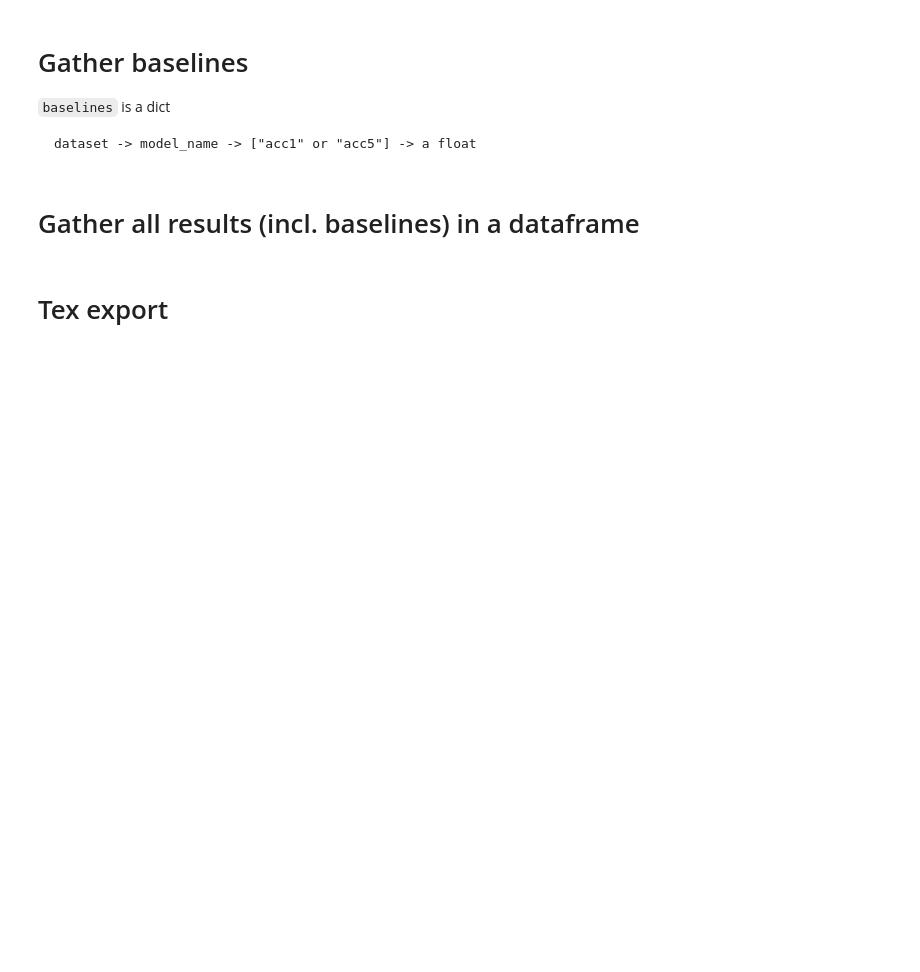
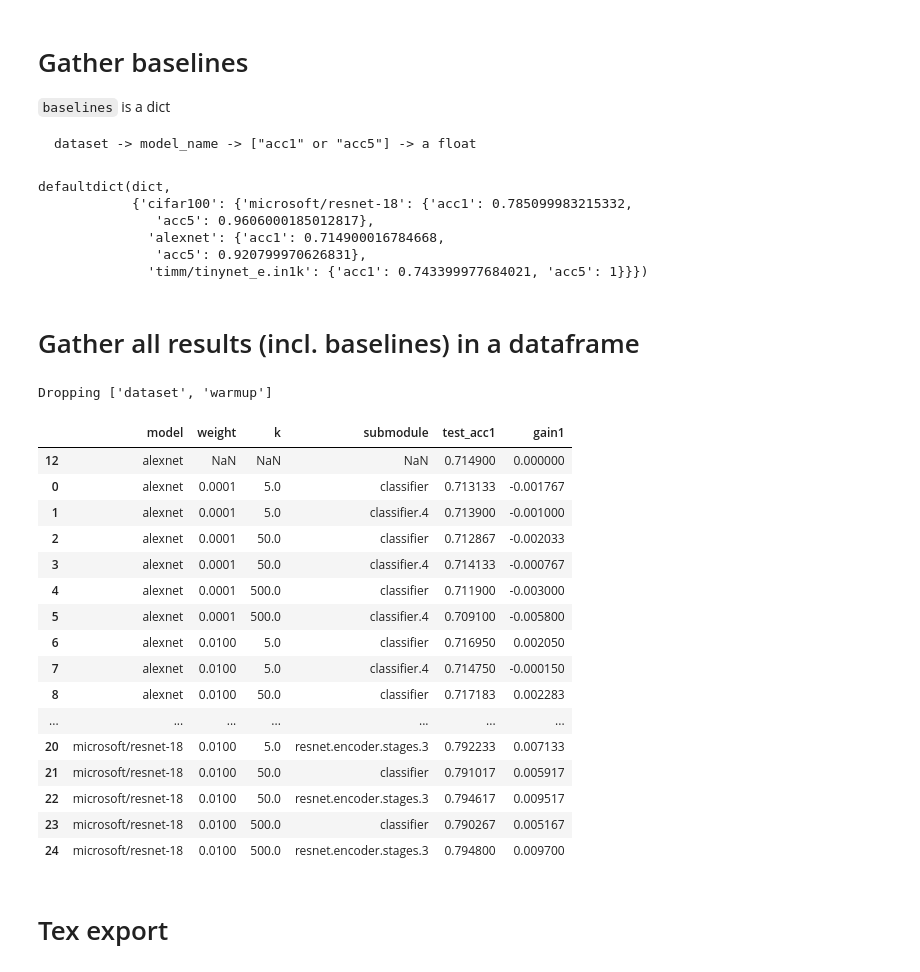
Before and after one commit to altaris/lcc, a Jupyter notebook: sweep-results.ipynb, the cells around one changed output. Drawn from its saved outputs; the diff is of its cells as text; code cells hidden in the pictures; blank space fills up the shorter version.

```diff
--- a/sweep-results.ipynb
+++ b/sweep-results.ipynb
@@ -56,7 +75,9 @@ for r in SWEEP_RESULTS:
     if model not in baselines[dataset]:
         baselines[dataset][model] = {"acc1": [], "acc5": []}
     baselines[dataset][model]["acc1"].append(r["training"]["test"][0]["test/acc"])
-    baselines[dataset][model]["acc5"].append(r["training"]["test"][0]["test/acc5"])
+    baselines[dataset][model]["acc5"].append(
+        r["training"]["test"][0].get("test/acc5", 1)
+    )
 
 for bls in baselines.values():
     for model, d in bls.items():
@@ -64,6 +85,13 @@ for bls in baselines.values():
         bls[model]["acc5"] = np.max(bls[model]["acc5"])
 
 baselines
+# %% [output]
+defaultdict(dict,
+            {'cifar100': {'microsoft/resnet-18': {'acc1': 0.785099983215332,
+               'acc5': 0.9606000185012817},
+              'alexnet': {'acc1': 0.714900016784668,
+               'acc5': 0.920799970626831},
+              'timm/tinynet_e.in1k': {'acc1': 0.743399977684021, 'acc5': 1}}})
 # %% [markdown]
 # Gather all results (incl. baselines) in a dataframe
 # %%
@@ -93,8 +121,8 @@ for ds, bsls in baselines.items():
                 "dataset": ds,
                 "test_acc1": d["acc1"],
                 "test_acc5": d["acc5"],
-                # "gain1": 0,
-                # "gain5": 0,
+                "gain1": 0,
+                "gain5": 0,
             }
         )
 
@@ -153,26 +181,50 @@ for r in SWEEP_RESULTS:
     data.append(row)
 
 df = pd.DataFrame(data)
+df = df.drop(
+    ["test_acc5", "gain5", "ccspc", "clustering_method", "loss", "interval"], axis=1
+)
 # df = df.sort_values(columns, na_position="first")
 # df
 # %%
 columns = ["model", "dataset", "weight", "k", "interval", "warmup", "submodule"]
 columns = [s for s in columns if s in df.columns]
 df = df.groupby(columns, dropna=False).mean()
 df = df.reset_index()
 df = df.sort_values(columns, na_position="first")
 
 interesting_columns = [
     c
     for c in df.columns
     if (df[c].isna().any() and len(df[c].unique()) > 2)
     or (not df[c].isna().any() and len(df[c].unique()) > 1)
+    or c.startswith("test_acc")
+    or c.startswith("gain")
 ]
 if nic := [c for c in df.columns if c not in interesting_columns]:
     print("Dropping", nic)
     df = df.drop(nic, axis=1)
 
 df
+# %% [output]
+Dropping ['dataset', 'warmup']
+|  | model | weight | k | submodule | test_acc1 | gain1 |
+| 12 | alexnet | NaN | NaN | NaN | 0.714900 | 0.000000 |
+| 0 | alexnet | 0.0001 | 5.0 | classifier | 0.713133 | -0.001767 |
+| 1 | alexnet | 0.0001 | 5.0 | classifier.4 | 0.713900 | -0.001000 |
+| 2 | alexnet | 0.0001 | 50.0 | classifier | 0.712867 | -0.002033 |
+| 3 | alexnet | 0.0001 | 50.0 | classifier.4 | 0.714133 | -0.000767 |
+| 4 | alexnet | 0.0001 | 500.0 | classifier | 0.711900 | -0.003000 |
+| 5 | alexnet | 0.0001 | 500.0 | classifier.4 | 0.709100 | -0.005800 |
+| 6 | alexnet | 0.0100 | 5.0 | classifier | 0.716950 | 0.002050 |
+| 7 | alexnet | 0.0100 | 5.0 | classifier.4 | 0.714750 | -0.000150 |
+| 8 | alexnet | 0.0100 | 50.0 | classifier | 0.717183 | 0.002283 |
+| ... | ... | ... | ... | ... | ... | ... |
+| 20 | microsoft/resnet-18 | 0.0100 | 5.0 | resnet.encoder.stages.3 | 0.792233 | 0.007133 |
+| 21 | microsoft/resnet-18 | 0.0100 | 50.0 | classifier | 0.791017 | 0.005917 |
+| 22 | microsoft/resnet-18 | 0.0100 | 50.0 | resnet.encoder.stages.3 | 0.794617 | 0.009517 |
+| 23 | microsoft/resnet-18 | 0.0100 | 500.0 | classifier | 0.790267 | 0.005167 |
+| 24 | microsoft/resnet-18 | 0.0100 | 500.0 | resnet.encoder.stages.3 | 0.794800 | 0.009700 |
 # %% [markdown]
 # Tex export
 # %%
```
Also changed, not shown: parts of 8 cells of this notebook, 1 other file.
